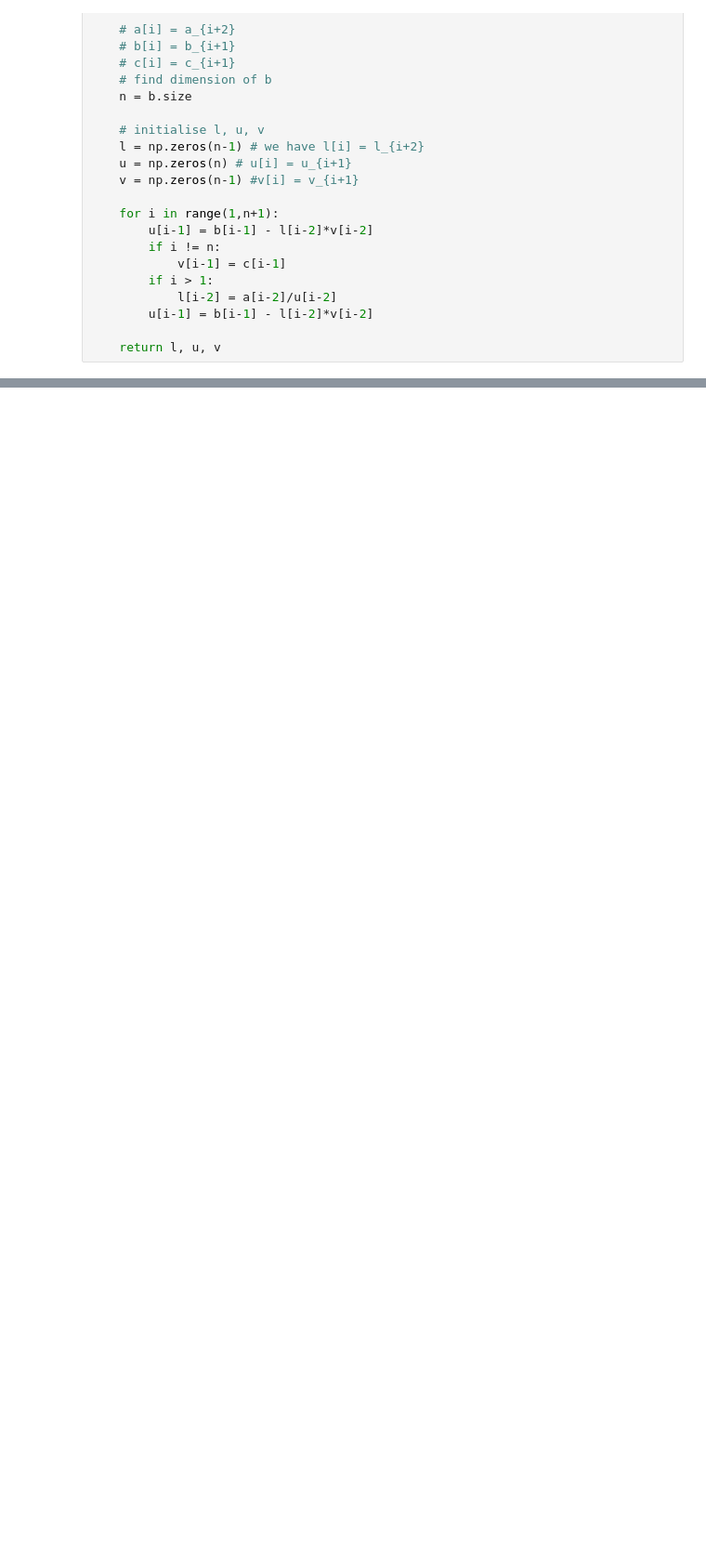
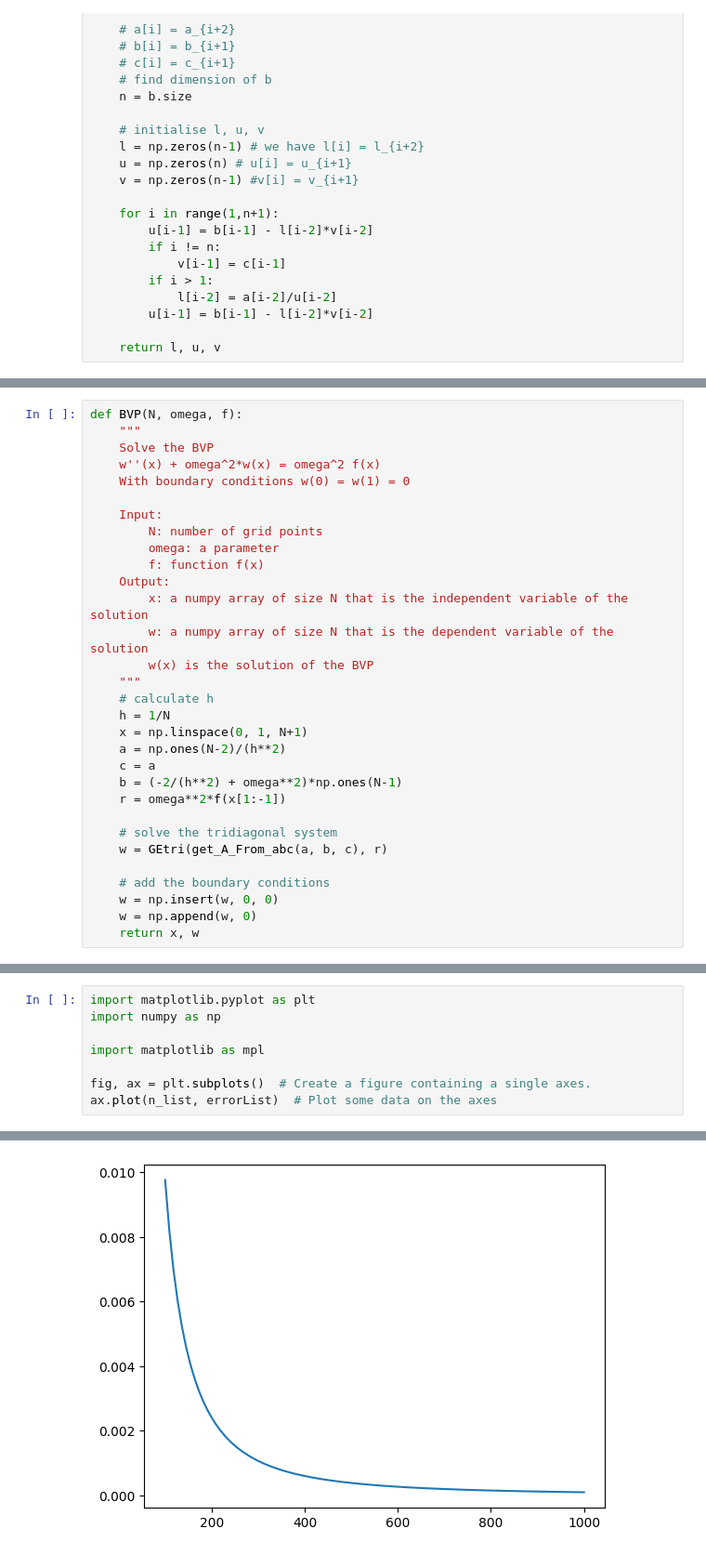
Before and after one commit to harryhanYuhao/math, a Jupyter notebook: 2023-2024/numerical_linear_algebra/s2162783_solution.ipynb, the cells around one changed output, grey strips where cells are left out. Shown at 93% size. Saved outputs shown, nothing was run; the diff lists cells and outputs as text; blank space fills up the shorter version.

```diff
--- a/2023-2024/numerical_linear_algebra/s2162783_solution.ipynb
+++ b/2023-2024/numerical_linear_algebra/s2162783_solution.ipynb
@@ -112,0 +295,31 @@ LU =
+# %%
+def BVP(N, omega, f):
+    """
+    Solve the BVP
+    w''(x) + omega^2*w(x) = omega^2 f(x)
+    With boundary conditions w(0) = w(1) = 0
+
+    Input:
+        N: number of grid points
+        omega: a parameter
+        f: function f(x)
+    Output:
+        x: a numpy array of size N that is the independent variable of the solution
+        w: a numpy array of size N that is the dependent variable of the solution
+        w(x) is the solution of the BVP
+    """
+    # calculate h
+    h = 1/N
+    x = np.linspace(0, 1, N+1)
+    a = np.ones(N-2)/(h**2)
+    c = a
+    b = (-2/(h**2) + omega**2)*np.ones(N-1)
+    r = omega**2*f(x[1:-1])
+
+    # solve the tridiagonal system
+    w = GEtri(get_A_From_abc(a, b, c), r)
+
+    # add the boundary conditions
+    w = np.insert(w, 0, 0)
+    w = np.append(w, 0)
+    return x, w
@@ -112,0 +376,9 @@ LU =
+# %%
+import matplotlib.pyplot as plt
+import numpy as np
+
+import matplotlib as mpl
+
+fig, ax = plt.subplots()  # Create a figure containing a single axes.
+ax.plot(n_list, errorList)  # Plot some data on the axes
+# %% [output]
@@ -112,0 +386 @@ LU =
+[figure, added]
```
Also changed, not shown: parts of 15 cells of this notebook.
